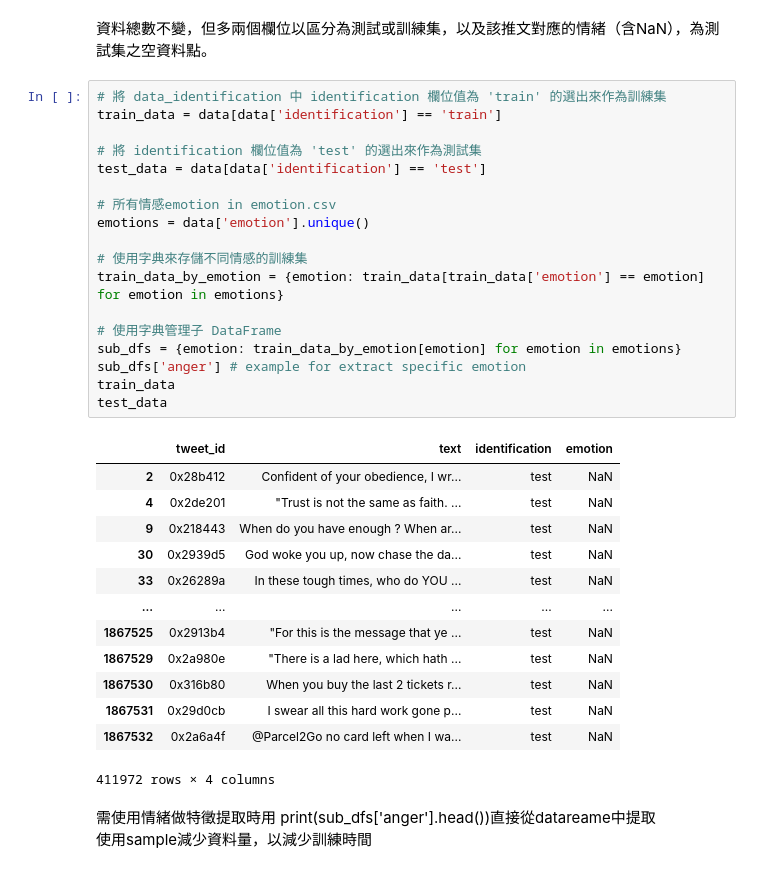
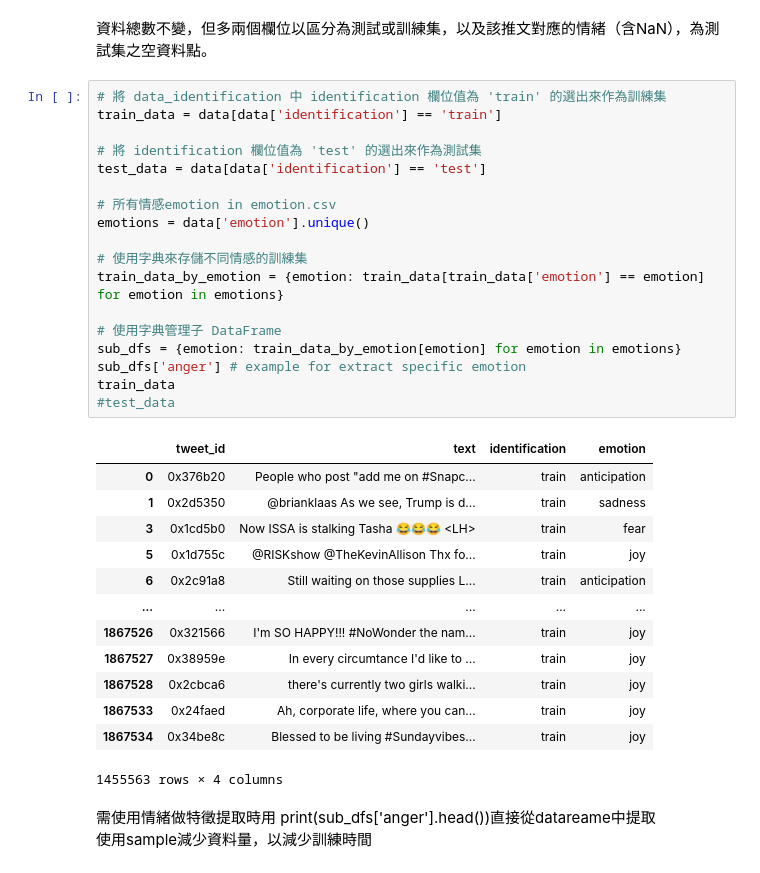
Before and after one commit to ChenHsuanHsu/DM2024-Lab2-Homework, a Jupyter notebook: first_try.ipynb, the cells around one changed output. Cells and saved outputs as stored; diff of their text form.

```diff
--- a/first_try.ipynb
+++ b/first_try.ipynb
@@ -85,35 +85,35 @@ data = pd.merge(data, emotion, on='tweet_id', how='outer')
 # %%
 # 將 data_identification 中 identification 欄位值為 'train' 的選出來作為訓練集
 train_data = data[data['identification'] == 'train']
 
 # 將 identification 欄位值為 'test' 的選出來作為測試集
 test_data = data[data['identification'] == 'test']
 
 # 所有情感emotion in emotion.csv
 emotions = data['emotion'].unique()
 
 # 使用字典來存儲不同情感的訓練集
 train_data_by_emotion = {emotion: train_data[train_data['emotion'] == emotion] for emotion in emotions}
 
 # 使用字典管理子 DataFrame
 sub_dfs = {emotion: train_data_by_emotion[emotion] for emotion in emotions}
 sub_dfs['anger'] # example for extract specific emotion
 train_data
-test_data
+#test_data
 # %% [output]
 |  | tweet_id | text | identification | emotion |
-| 2 | 0x28b412 | Confident of your obedience, I wr... | test | NaN |
-| 4 | 0x2de201 | "Trust is not the same as faith. ... | test | NaN |
-| 9 | 0x218443 | When do you have enough ? When ar... | test | NaN |
-| 30 | 0x2939d5 | God woke you up, now chase the da... | test | NaN |
-| 33 | 0x26289a | In these tough times, who do YOU ... | test | NaN |
+| 0 | 0x376b20 | People who post "add me on #Snapc... | train | anticipation |
+| 1 | 0x2d5350 | @brianklaas As we see, Trump is d... | train | sadness |
+| 3 | 0x1cd5b0 | Now ISSA is stalking Tasha 😂😂😂 <LH> | train | fear |
+| 5 | 0x1d755c | @RISKshow @TheKevinAllison Thx fo... | train | joy |
+| 6 | 0x2c91a8 | Still waiting on those supplies L... | train | anticipation |
 | ... | ... | ... | ... | ... |
-| 1867525 | 0x2913b4 | "For this is the message that ye ... | test | NaN |
-| 1867529 | 0x2a980e | "There is a lad here, which hath ... | test | NaN |
-| 1867530 | 0x316b80 | When you buy the last 2 tickets r... | test | NaN |
-| 1867531 | 0x29d0cb | I swear all this hard work gone p... | test | NaN |
-| 1867532 | 0x2a6a4f | @Parcel2Go no card left when I wa... | test | NaN |
+| 1867526 | 0x321566 | I'm SO HAPPY!!! #NoWonder the nam... | train | joy |
+| 1867527 | 0x38959e | In every circumtance I'd like to ... | train | joy |
+| 1867528 | 0x2cbca6 | there's currently two girls walki... | train | joy |
+| 1867533 | 0x24faed | Ah, corporate life, where you can... | train | joy |
+| 1867534 | 0x34be8c | Blessed to be living #Sundayvibes... | train | joy |
-411972 rows × 4 columns
+1455563 rows × 4 columns
 # %% [markdown]
 需使用情緒做特徵提取時用 print(sub_dfs['anger'].head())直接從datareame中提取
 使用sample減少資料量，以減少訓練時間
```
Also changed, not shown: parts of 2 cells of this notebook, 3 other files.
